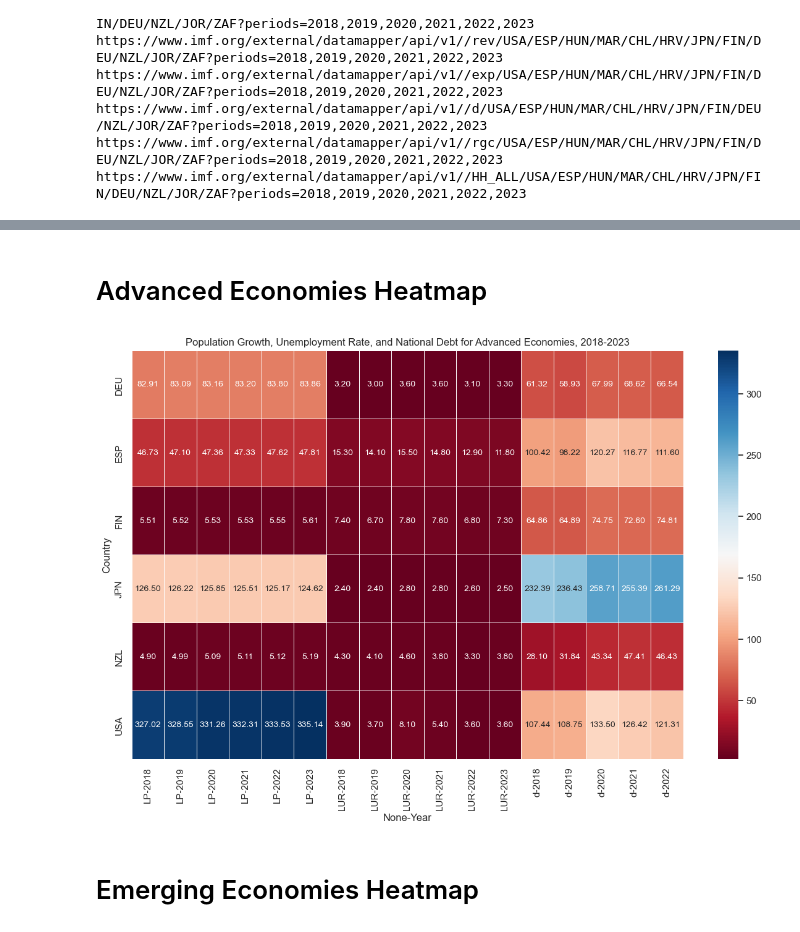
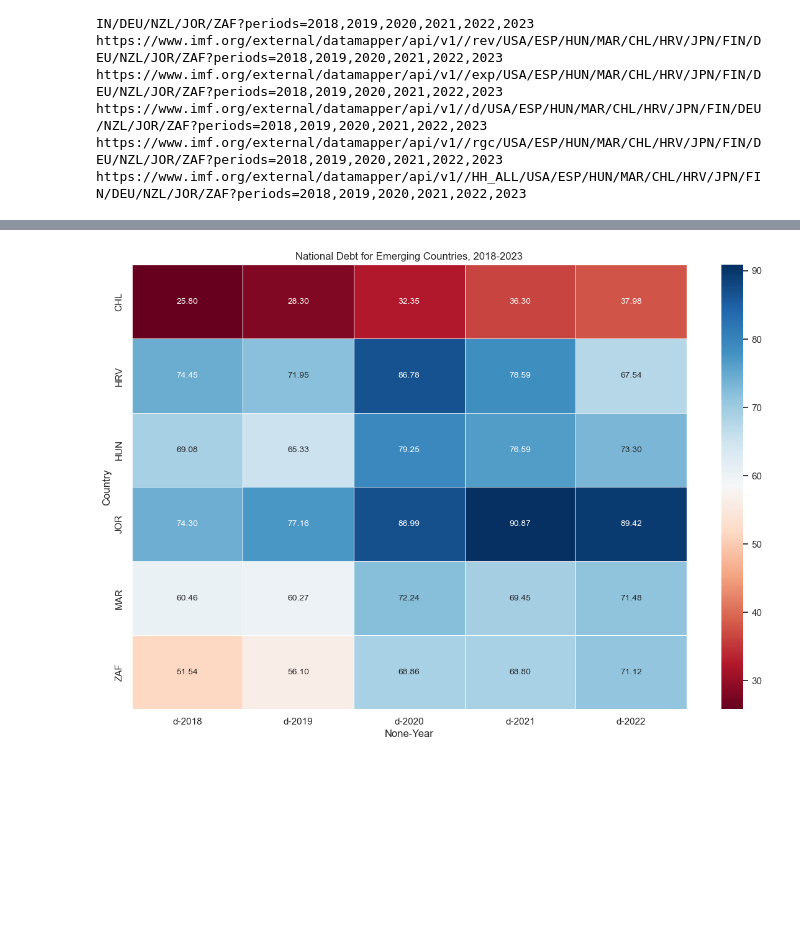
Before and after one commit to eaccooper5/project_1, a Jupyter notebook: TEST1.ipynb, the cells around one changed output, grey strips where cells are left out. Drawn from its saved outputs; the diff is of its cells as text; code cells hidden in the pictures; blank space fills up the shorter version.

```diff
--- a/TEST1.ipynb
+++ b/TEST1.ipynb
@@ -151,8 +157,8 @@ advanced_df
 # %%
-#pulling specific columns
+# Define the dataframe with the required indicator 'd'
 selected_adv_df = pd.DataFrame()
 selected_emer_df = pd.DataFrame()
-selected_adv_df = advanced_df.iloc[:,[0, 1, 2, 6, 10]]
-selected_emer_df = emerging_df.iloc[:,[0, 1, 2, 6, 10]] #select which indicator via the column number starting at 0 for Country
+selected_adv_df = advanced_df.iloc[:,[0, 1, 10, 11]]
+selected_emer_df = emerging_df.iloc[:,[0, 1, 10, 11]] #select which indicator via the column number starting at 0 for Country
 selected_emer_df
 # %% [output]
@@ -282,22 +320,20 @@ plt.show()
-# %% [markdown]
-# Advanced Economies Heatmap
 # %%
 # using pivot for the dataframe, country should be set as index for better comparison for all 3 variables.
-heatmap_data = selected_adv_df.pivot_table(index='Country', columns='Year', values=['LP', 'LUR', 'd'], aggfunc='mean')
+heatmap_data = selected_emer_df.pivot_table(index='Country', columns='Year', values=['d'], aggfunc='mean')
 
 # create the heatmap plot
 plt.figure(figsize=(12, 8))
 heatmap = sns.heatmap(heatmap_data, cmap='RdBu', annot=True, fmt=".2f", linewidths=0.5, annot_kws={"size": 10})
 
 # Fixing cells to display numbers better
 plt.tight_layout()
 
 # set up the title
-plt.title('Population Growth, Unemployment Rate, and National Debt for Advanced Economies, 2018-2023')
+plt.title('National Debt for Emerging Countries, 2018-2023')
+
+plt.savefig('heatmap_emer_debt.png')
 
 # display the heatmap
 plt.show()
 # %% [output]
-[figure, old version]
+[figure, new version]
-# %% [markdown]
-# Emerging Economies Heatmap
```
Also changed, not shown: parts of 19 cells of this notebook, 8 other files.
